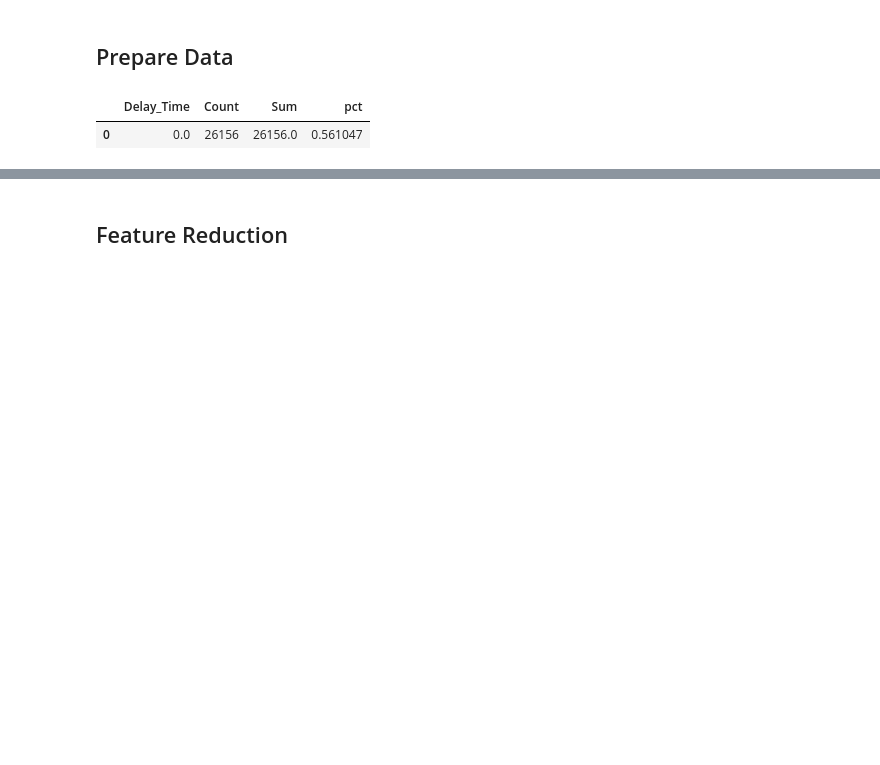
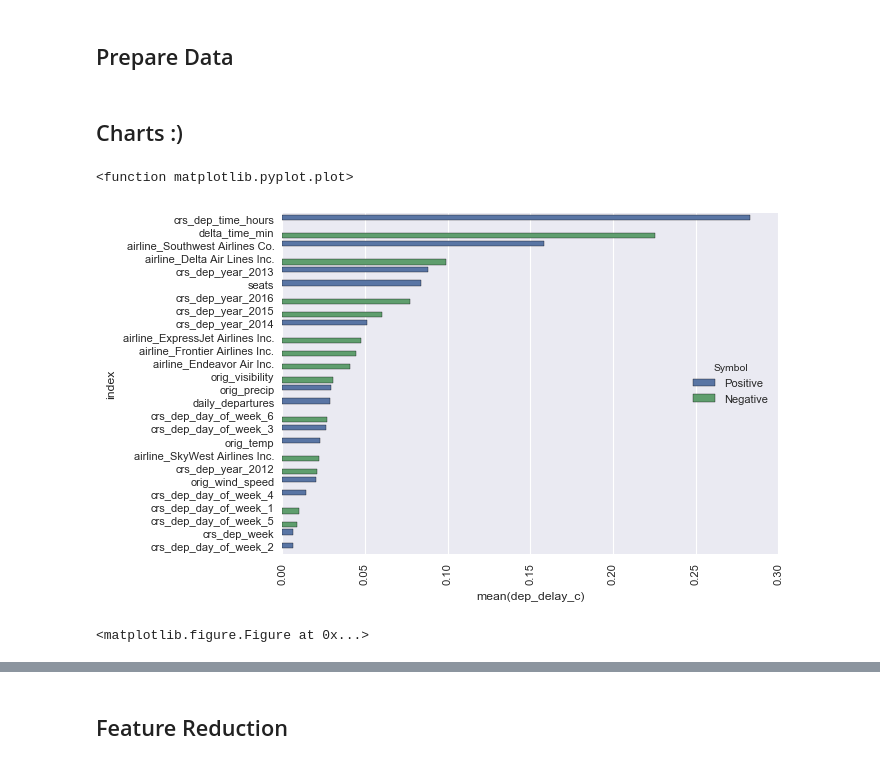
Before and after one commit to mwitebsky/GA_Capstone, a Jupyter notebook: Code/Chicago_Departures_Processing.ipynb, the cells around one changed output, grey strips where cells are left out. Drawn from its saved outputs; the diff is of its cells as text; code cells hidden in the pictures; blank space fills up the shorter version.

```diff
--- a/Code/Chicago_Departures_Processing.ipynb
+++ b/Code/Chicago_Departures_Processing.ipynb
@@ -197,11 +198,8 @@ df = df.rename(columns = {'US_DOT_AIRPORT_CODE':'PRIOR_AIRPORT_CODE'})
 # delays['pct'] = delays['Sum'] / df.shape[0]
 # delays[delays['Delay_Time'] == 0]
 
-# Cap Delays at 210 minutes (top .5% of delays)
-df['ARR_DELAY_NEW'] = df['ARR_DELAY_NEW'].apply(lambda x: 210 if x > 210 else x)
+# # Cap Delays at 210 minutes (top .5% of delays)
+# df['ARR_DELAY_NEW'] = df['ARR_DELAY_NEW'].apply(lambda x: 210 if x > 210 else x)
-# %% [output]
-|  | Delay_Time | Count | Sum | pct |
-| 0 | 0.0 | 26156 | 26156.0 | 0.561047 |
 # %%
 # Cap Delta_Time_min at 360 minutes. should cover almost all delta times
 df['DELTA_TIME_MIN'] = df['DELTA_TIME_MIN'].apply(lambda x: 360 if x > 360 else x)
@@ -262,0 +282,28 @@ ohr = data[data['origin_airport_code'] == 'ORD']
+# %% [markdown]
+## Charts :)
+# %%
+import math
+mdw_corr = pd.DataFrame(mdw.corr()['dep_delay_c'])
+mdw_corr['Symbol'] = np.where(mdw_corr['dep_delay_c'] > 0, 'Positive', 'Negative')
+mdw_corr['dep_delay_c'] = mdw_corr['dep_delay_c'].apply(lambda x: math.fabs(x))
+mdw_corr = mdw_corr.sort_values('dep_delay_c', ascending=False)
+mdw_corr.reset_index(inplace=True)
+mdw_corr.drop(0, axis=0, inplace=True)
+
+
+ohr_corr = pd.DataFrame(ohr.corr()['dep_delay_c'])
+ohr_corr['Symbol'] = np.where(ohr_corr['dep_delay_c'] > 0, 'Positive', 'Negative')
+ohr_corr['dep_delay_c'] = ohr_corr['dep_delay_c'].apply(lambda x: math.fabs(x))
+ohr_corr = ohr_corr.sort_values('dep_delay_c', ascending=False)
+ohr_corr.reset_index(inplace=True)
+ohr_corr.drop(0, axis=0, inplace=True)
+# %%
+mdw_corrs = sns.barplot(y='index', x='dep_delay_c', hue='Symbol', data=mdw_corr)
+plt.setp(mdw_corrs.get_xticklabels(), rotation=90)
+sns.set_context("paper")
+plt.figure(figsize=(10,10))
+plt.plot
+# %% [output]
+<function matplotlib.pyplot.plot>
+[figure, added]
+<matplotlib.figure.Figure at 0x...>
```
Also changed, not shown: parts of 24 cells of this notebook, 2 other files.
